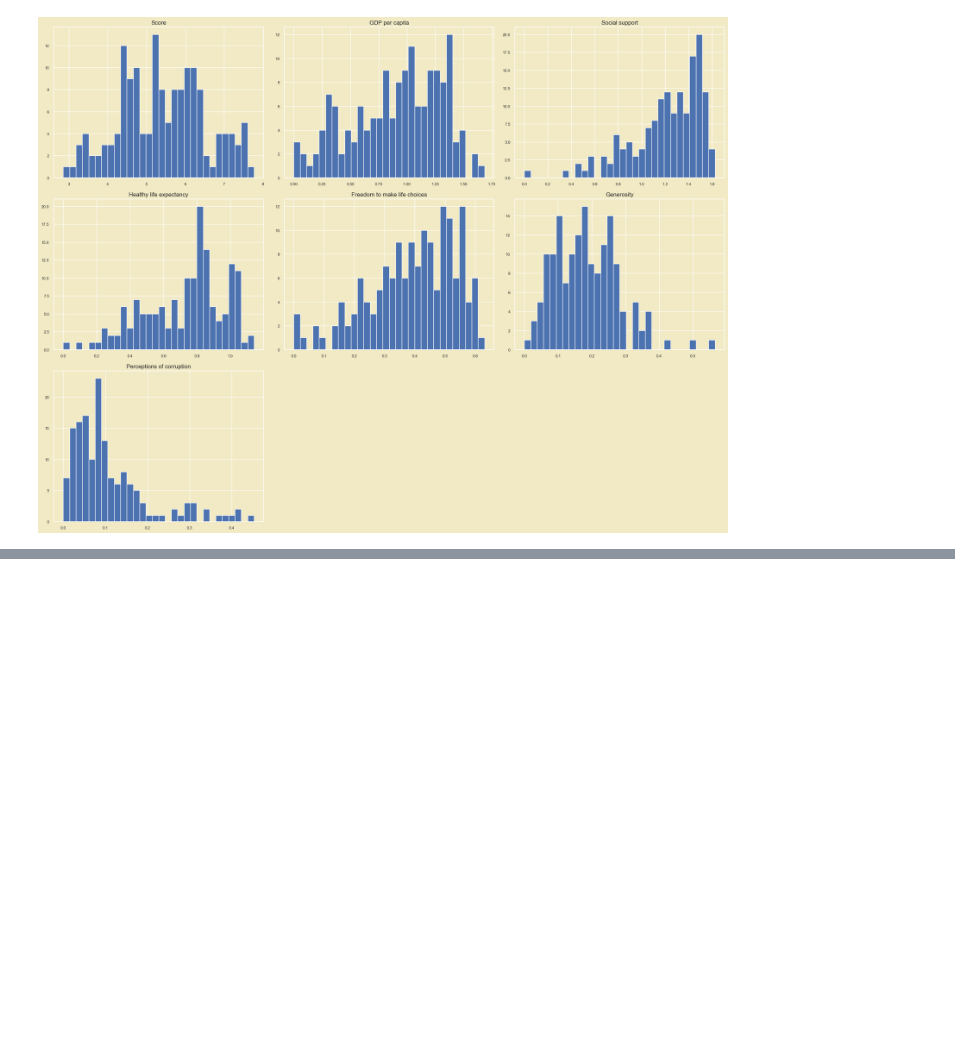
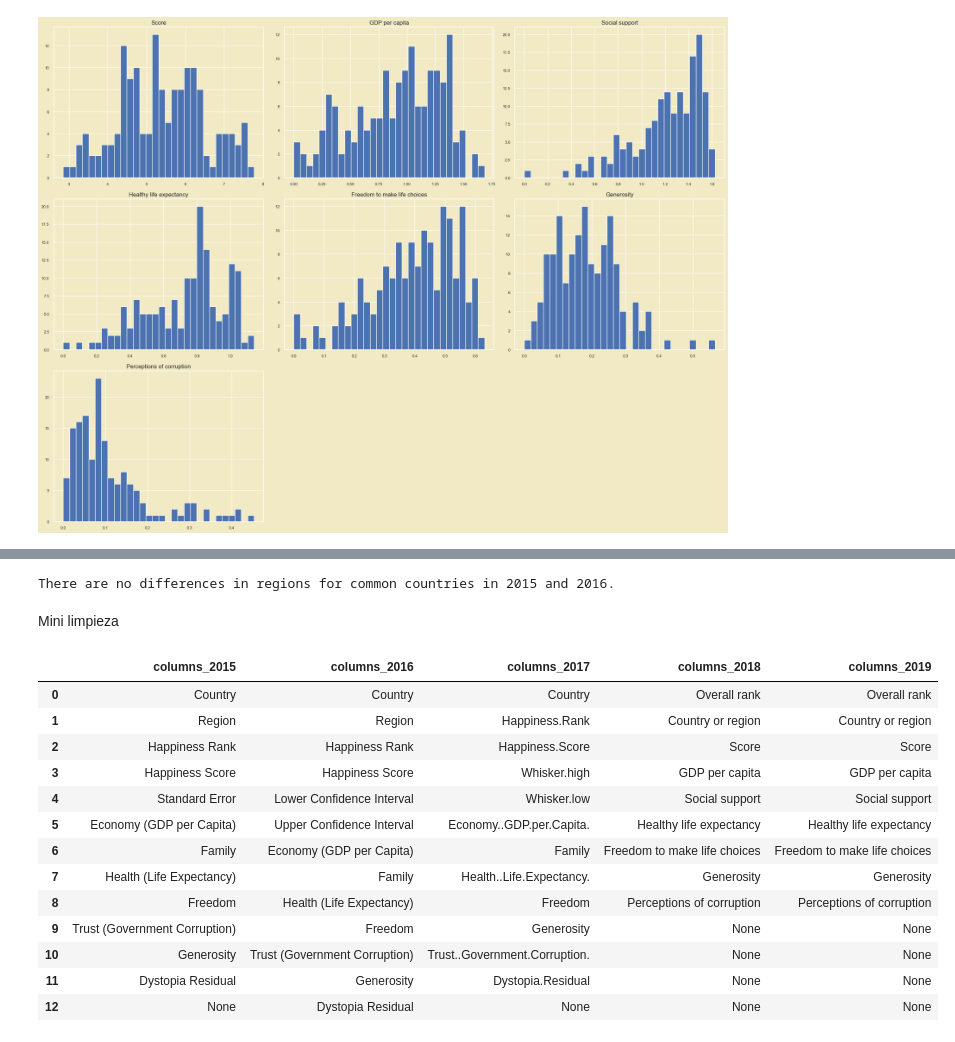
Before and after one commit to Juananalv205/Workshop-003-ETL, a Jupyter notebook: notebooks/000_EDA.ipynb, the cells around one changed output, grey strips where cells are left out. Drawn from its saved outputs; the diff is of its cells as text; code cells hidden in the pictures; blank space fills up the shorter version.

```diff
--- a/notebooks/000_EDA.ipynb
+++ b/notebooks/000_EDA.ipynb
@@ -477,0 +536,79 @@ plt.show()
+# %%
+# Create sets of (country, region) pairs for 2015 and 2016
+countries_regions_2015 = dict(zip(data_2015['Country'], data_2015['Region']))  # Change 'Region' to the correct column name if necessary
+countries_regions_2016 = dict(zip(data_2016['Country'], data_2016['Region']))  # Change 'Region' to the correct column name if necessary
+
+# Create a list to store the differences
+differences_list = []
+
+# Iterate over the countries from 2015
+for country in countries_regions_2015:
+    if country in countries_regions_2016:  # Only consider countries that are in both years
+        region_2015 = countries_regions_2015[country]
+        region_2016 = countries_regions_2016[country]
+
+        if region_2015 != region_2016:  # Only add if there is a difference in the region
+            differences_list.append({
+                'Country': country,
+                'Region Year 2015': region_2015,
+                'Region Year 2016': region_2016
+            })
+
+# Create a DataFrame from the list of differences
+differences_df = pd.DataFrame(differences_list)
+
+# Count the differences
+num_differences = len(differences_df)
+
+# Print results
+if num_differences == 0:
+    print("There are no differences in regions for common countries in 2015 and 2016.")
+else:
+    print(f"There are {num_differences} different (Country, Region) pairs between 2015 and 2016 for common countries.")
+    differences_df  # Display the DataFrame with the differences
+# %% [output]
+There are no differences in regions for common countries in 2015 and 2016.
+# %% [markdown]
+Mini limpieza
+# %%
+columns_df_2015 = list(data_2015.columns)
+columns_df_2016 = list(data_2016.columns)
+columns_df_2017 = list(data_2017.columns)
+columns_df_2018 = list(data_2018.columns)
+columns_df_2019 = list(data_2019.columns)
+
+# Get the maximum length of columns across all years
+max_length = max(len(columns) for columns in [columns_df_2015, columns_df_2016, columns_df_2017, columns_df_2018, columns_df_2019])
+
+# Ensure each list has the same length by padding with None values
+for columns in [columns_df_2015, columns_df_2016, columns_df_2017, columns_df_2018, columns_df_2019]:
+    while len(columns) < max_length:
+        columns.append(None)
+
+# Create a dictionary with column names for each year
+data = {
+    'columns_2015': columns_df_2015,
+    'columns_2016': columns_df_2016,
+    'columns_2017': columns_df_2017,
+    'columns_2018': columns_df_2018,
+    'columns_2019': columns_df_2019
+}
+
+# Create a DataFrame to display the column names for each year
+columns_df = pd.DataFrame(data)
+columns_df
+# %% [output]
+|  | columns_2015 | columns_2016 | columns_2017 | columns_2018 | columns_2019 |
+| 0 | Country | Country | Country | Overall rank | Overall rank |
+| 1 | Region | Region | Happiness.Rank | Country or region | Country or region |
+| 2 | Happiness Rank | Happiness Rank | Happiness.Score | Score | Score |
+| 3 | Happiness Score | Happiness Score | Whisker.high | GDP per capita | GDP per capita |
+| 4 | Standard Error | Lower Confidence Interval | Whisker.low | Social support | Social support |
+| 5 | Economy (GDP per Capita) | Upper Confidence Interval | Economy..GDP.per.Capita. | Healthy life expectancy | Healthy life expectancy |
+| 6 | Family | Economy (GDP per Capita) | Family | Freedom to make life choices | Freedom to make life choices |
+| 7 | Health (Life Expectancy) | Family | Health..Life.Expectancy. | Generosity | Generosity |
+| 8 | Freedom | Health (Life Expectancy) | Freedom | Perceptions of corruption | Perceptions of corruption |
+| 9 | Trust (Government Corruption) | Freedom | Generosity | None | None |
+| 10 | Generosity | Trust (Government Corruption) | Trust..Government.Corruption. | None | None |
+| 11 | Dystopia Residual | Generosity | Dystopia.Residual | None | None |
+| 12 | None | Dystopia Residual | None | None | None |
```
Also changed, not shown: parts of 6 cells of this notebook.
